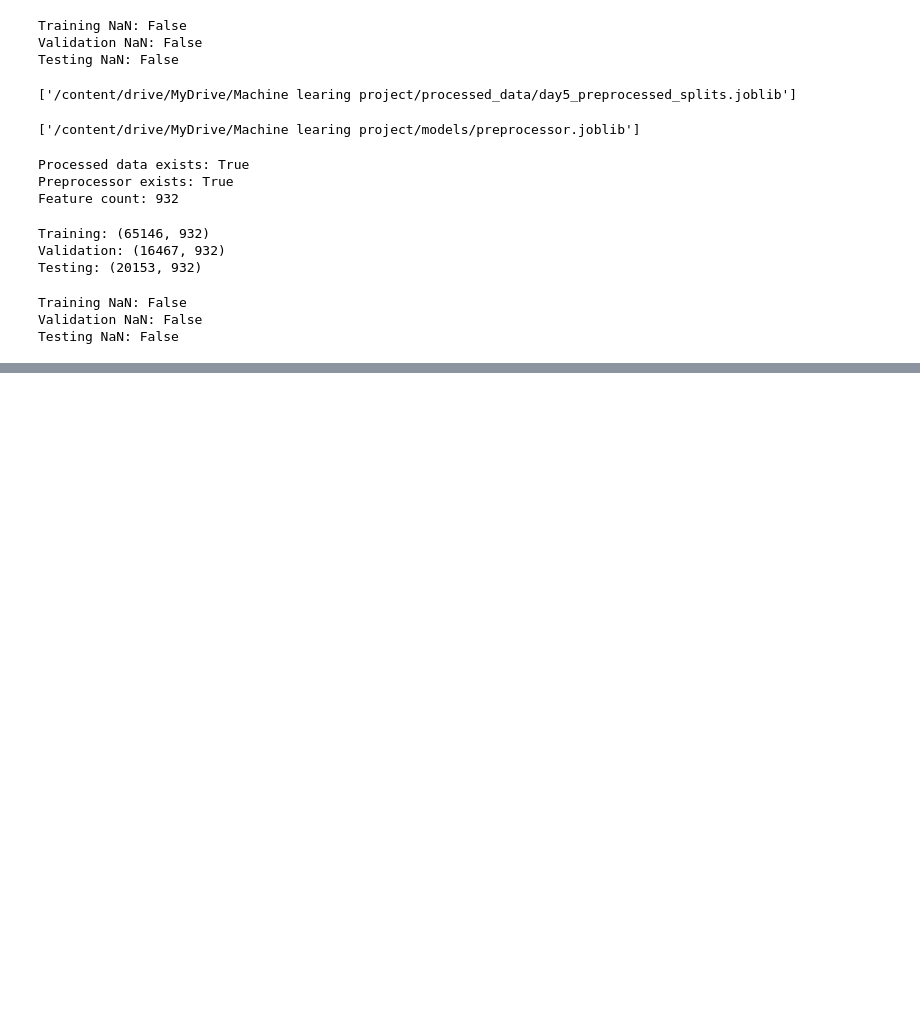
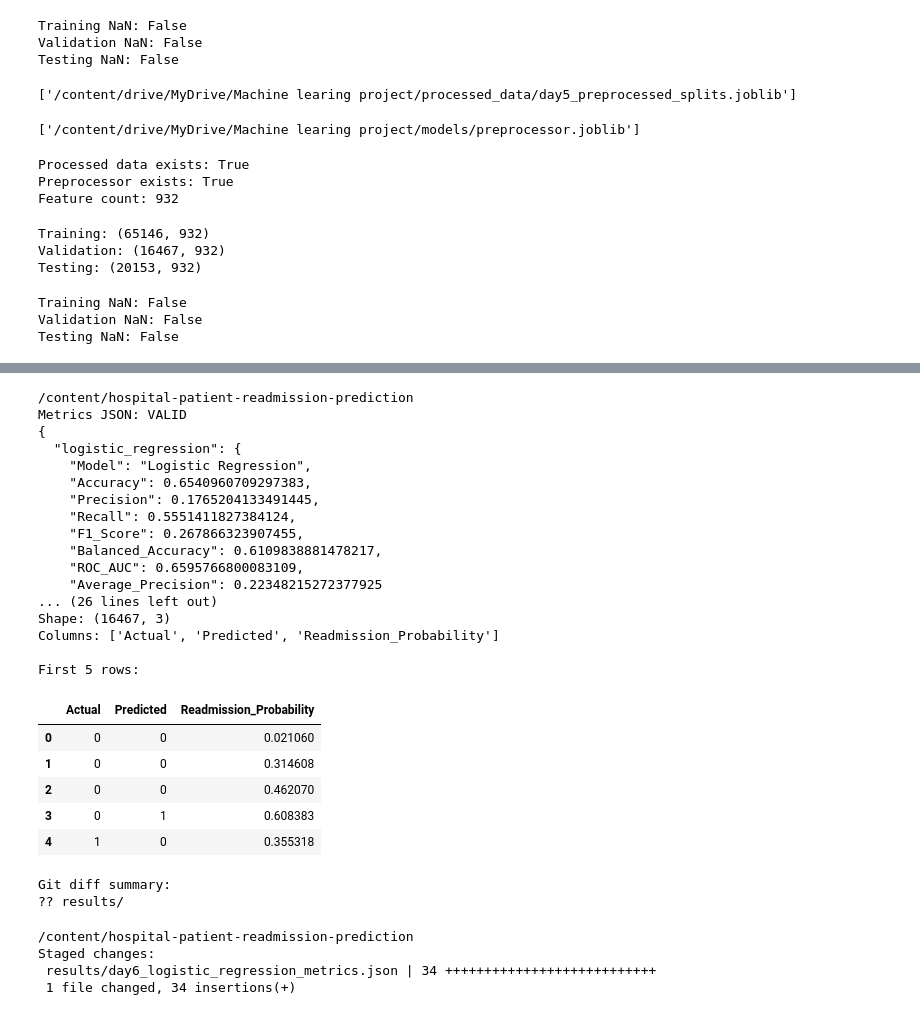
Before and after one commit to PredictiveHealth-AI/hospital-patient-readmission-prediction, a Jupyter notebook: notebooks/Group8_Readmission_Prediction.ipynb, the cells around one changed output, grey strips where cells are left out. Drawn from its saved outputs; the diff is of its cells as text; code cells hidden in the pictures; blank space fills up the shorter version.

```diff
--- a/notebooks/Group8_Readmission_Prediction.ipynb
+++ b/notebooks/Group8_Readmission_Prediction.ipynb
@@ -1747,0 +2335,67 @@ Testing NaN: False
+# %%
+%cd /content/hospital-patient-readmission-prediction
+
+import json
+import pandas as pd
+
+metrics_path = "results/day6_logistic_regression_metrics.json"
+predictions_path = "results/day6_validation_predictions.csv"
+
+# Validate JSON
+with open(metrics_path, "r") as f:
+    metrics = json.load(f)
+
+print("Metrics JSON: VALID")
+print(json.dumps(metrics, indent=2))
+
+# Validate CSV
+predictions = pd.read_csv(predictions_path)
+
+print("\nPredictions CSV: VALID")
+print("Shape:", predictions.shape)
+print("Columns:", predictions.columns.tolist())
+print("\nFirst 5 rows:")
+display(predictions.head())
+
+print("\nGit diff summary:")
+!git status --short
+!git diff --stat
+# %% [output]
+/content/hospital-patient-readmission-prediction
+Metrics JSON: VALID
+{
+  "logistic_regression": {
+    "Model": "Logistic Regression",
+    "Accuracy": 0.6540960709297383,
+    "Precision": 0.1765204133491445,
+    "Recall": 0.5551411827384124,
+    "F1_Score": 0.267866323907455,
+    "Balanced_Accuracy": 0.6109838881478217,
+    "ROC_AUC": 0.6595766800083109,
+    "Average_Precision": 0.22348215272377925
+... (26 lines left out)
+Shape: (16467, 3)
+Columns: ['Actual', 'Predicted', 'Readmission_Probability']
+
+First 5 rows:
+|  | Actual | Predicted | Readmission_Probability |
+| 0 | 0 | 0 | 0.021060 |
+| 1 | 0 | 0 | 0.314608 |
+| 2 | 0 | 0 | 0.462070 |
+| 3 | 0 | 1 | 0.608383 |
+| 4 | 1 | 0 | 0.355318 |
+Git diff summary:
+?? results/
+# %%
+%cd /content/hospital-patient-readmission-prediction
+
+!git add results/day6_logistic_regression_metrics.json
+
+print("Staged changes:")
+!git diff --cached --check
+!git diff --cached --stat
+# %% [output]
+/content/hospital-patient-readmission-prediction
+Staged changes:
+ results/day6_logistic_regression_metrics.json | 34 +++++++++++++++++++++++++++
+ 1 file changed, 34 insertions(+)
```
Also changed, not shown: parts of 73 cells of this notebook.
